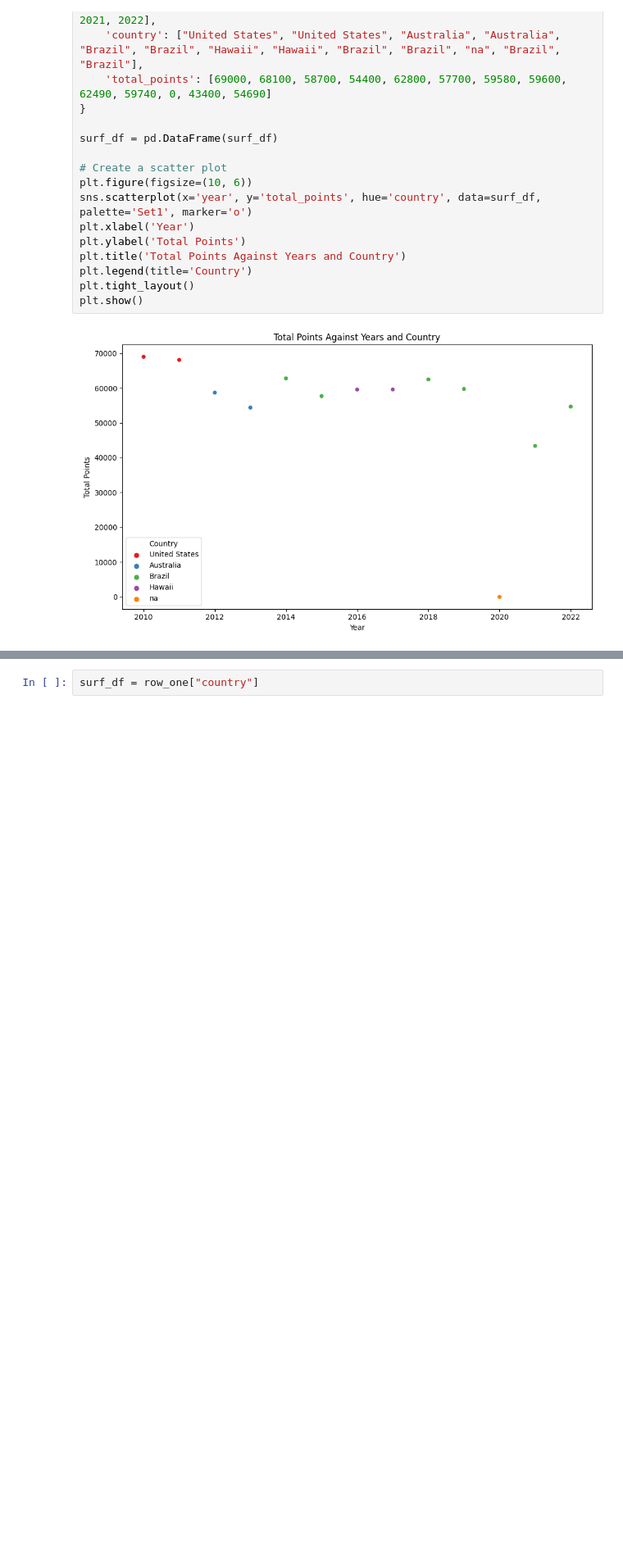
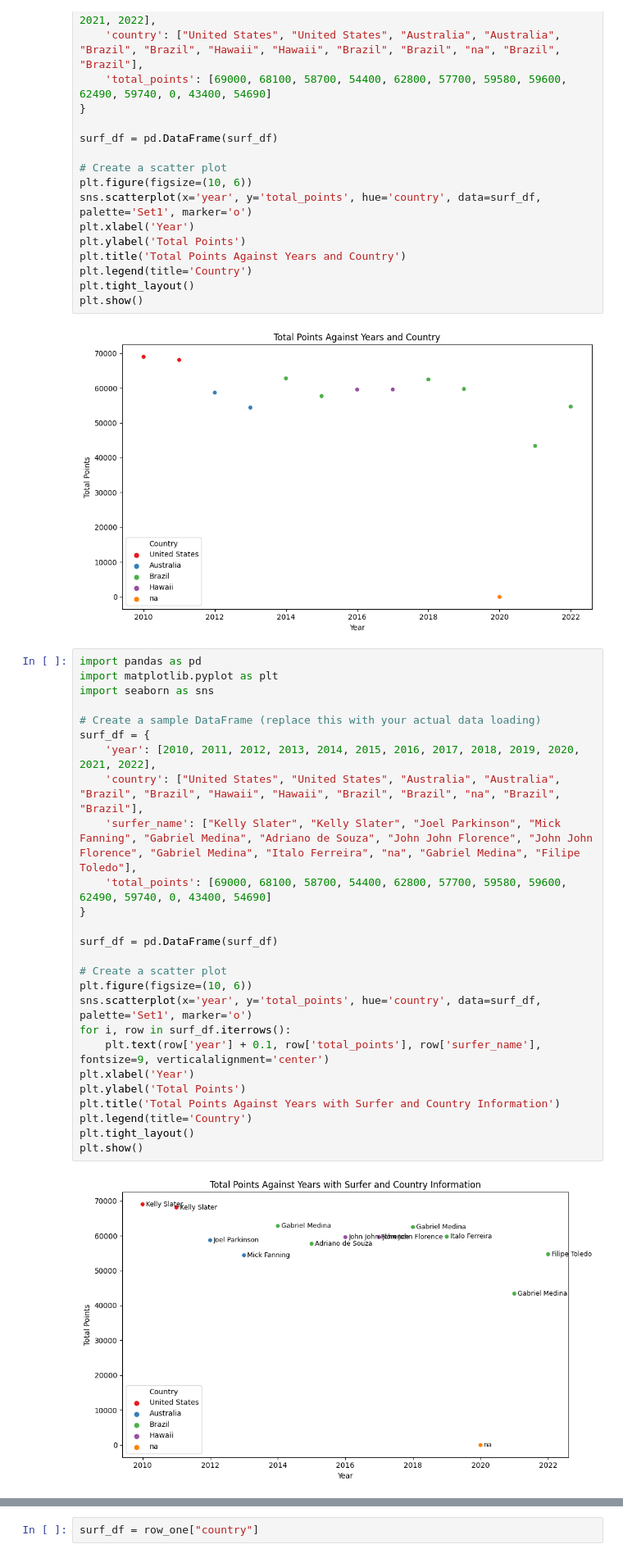
Before and after one commit to lucilleharrison/Data-Project, a Jupyter notebook: basic_pandas.ipynb, the cells around one changed output, grey strips where cells are left out. Shown at 82% size. Cells and saved outputs as stored; diff of their text form; blank space fills up the shorter version.

Commit message:
individual surfer ranks

```diff
--- a/basic_pandas.ipynb
+++ b/basic_pandas.ipynb
@@ -288,3 +288,31 @@ plt.tight_layout()
 plt.show()
 # %% [output]
 [figure]
+# %%
+import pandas as pd
+import matplotlib.pyplot as plt
+import seaborn as sns
+
+# Create a sample DataFrame (replace this with your actual data loading)
+surf_df = {
+    'year': [2010, 2011, 2012, 2013, 2014, 2015, 2016, 2017, 2018, 2019, 2020, 2021, 2022],
+    'country': ["United States", "United States", "Australia", "Australia", "Brazil", "Brazil", "Hawaii", "Hawaii", "Brazil", "Brazil", "na", "Brazil", "Brazil"],
+    'surfer_name': ["Kelly Slater", "Kelly Slater", "Joel Parkinson", "Mick Fanning", "Gabriel Medina", "Adriano de Souza", "John John Florence", "John John Florence", "Gabriel Medina", "Italo Ferreira", "na", "Gabriel Medina", "Filipe Toledo"],
+    'total_points': [69000, 68100, 58700, 54400, 62800, 57700, 59580, 59600, 62490, 59740, 0, 43400, 54690]
+}
+
+surf_df = pd.DataFrame(surf_df)
+
+# Create a scatter plot
+plt.figure(figsize=(10, 6))
+sns.scatterplot(x='year', y='total_points', hue='country', data=surf_df, palette='Set1', marker='o')
+for i, row in surf_df.iterrows():
+    plt.text(row['year'] + 0.1, row['total_points'], row['surfer_name'], fontsize=9, verticalalignment='center')
+plt.xlabel('Year')
+plt.ylabel('Total Points')
+plt.title('Total Points Against Years with Surfer and Country Information')
+plt.legend(title='Country')
+plt.tight_layout()
+plt.show()
+# %% [output]
+[figure, added]
```
Also changed, not shown: parts of 4 cells of this notebook.
